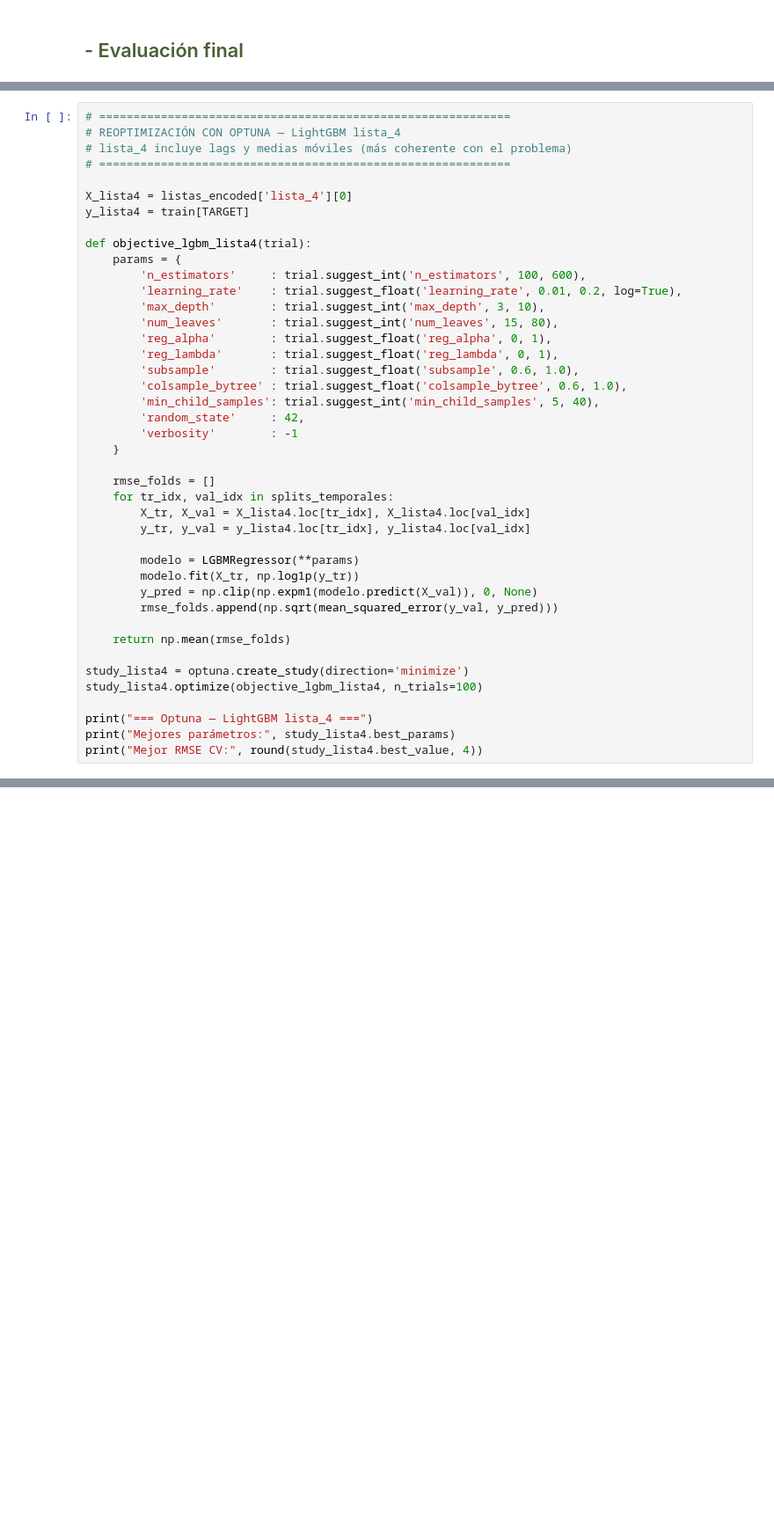
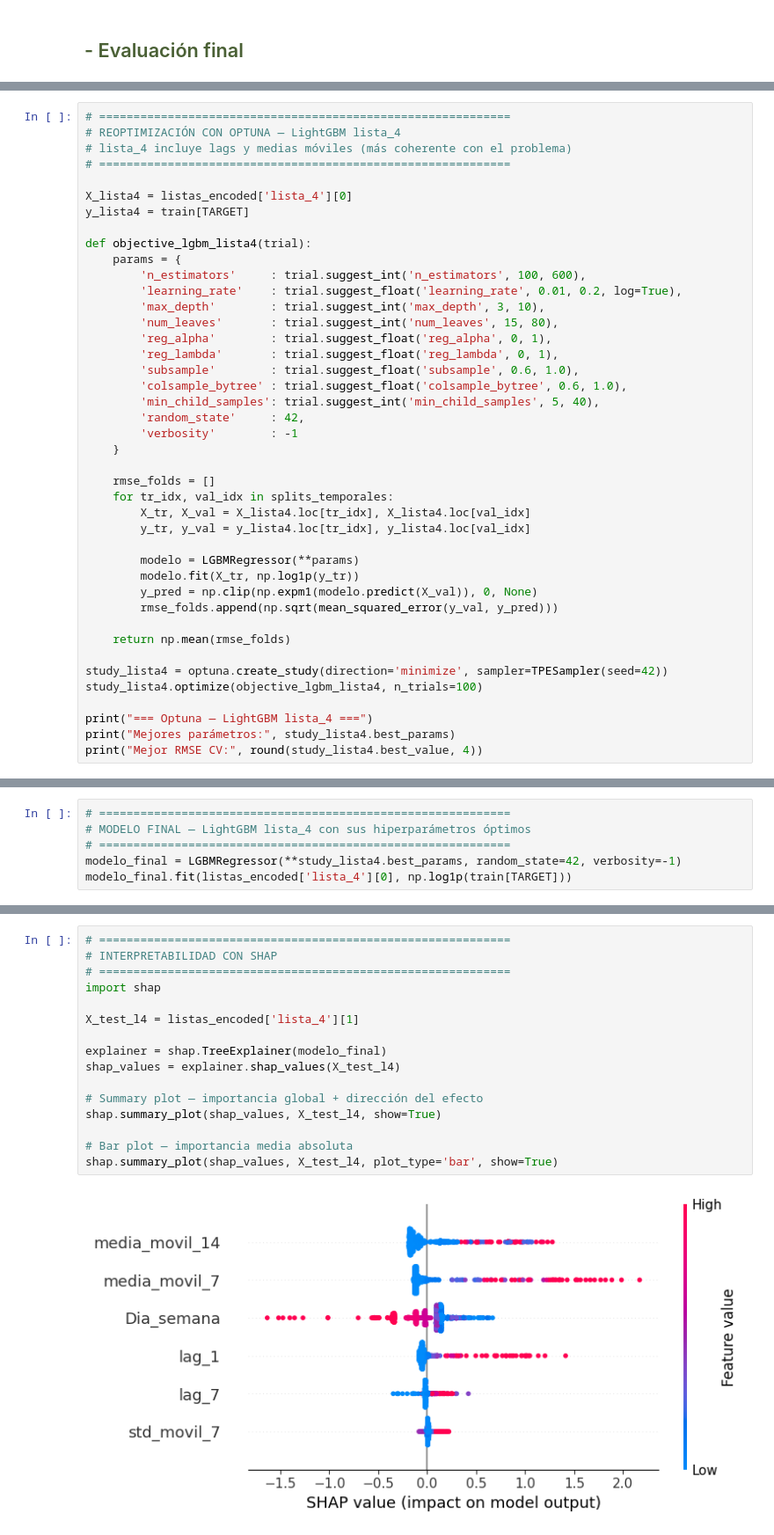
Before and after one commit to terelopdel-sketch/ML_Trazos_y_hojas, a Jupyter notebook: src/notebooks/Modeling.ipynb, the cells around one changed output, grey strips where cells are left out. Shown at 88% size. Saved outputs shown, nothing was run; the diff lists cells and outputs as text; blank space fills up the shorter version.

Commit message:
Interpretabilidad_Avanzada_con_Shape

```diff
--- a/src/notebooks/Modeling.ipynb
+++ b/src/notebooks/Modeling.ipynb
@@ -2296,7 +2298,7 @@ def objective_lgbm_lista4(trial):
 
     return np.mean(rmse_folds)
 
-study_lista4 = optuna.create_study(direction='minimize')
+study_lista4 = optuna.create_study(direction='minimize', sampler=TPESampler(seed=42))
 study_lista4.optimize(objective_lgbm_lista4, n_trials=100)
 
 print("=== Optuna — LightGBM lista_4 ===")
@@ -2420,0 +2463,6 @@ modelos de predicción fiables y con potencial aplicación en un entorno empresa
+# %%
+# ============================================================
+# MODELO FINAL — LightGBM lista_4 con sus hiperparámetros óptimos
+# ============================================================
+modelo_final = LGBMRegressor(**study_lista4.best_params, random_state=42, verbosity=-1)
+modelo_final.fit(listas_encoded['lista_4'][0], np.log1p(train[TARGET]))
@@ -2420,0 +2476,18 @@ modelos de predicción fiables y con potencial aplicación en un entorno empresa
+# %%
+# ============================================================
+# INTERPRETABILIDAD CON SHAP
+# ============================================================
+import shap
+
+X_test_l4 = listas_encoded['lista_4'][1]
+
+explainer = shap.TreeExplainer(modelo_final)
+shap_values = explainer.shap_values(X_test_l4)
+
+# Summary plot — importancia global + dirección del efecto
+shap.summary_plot(shap_values, X_test_l4, show=True)
+
+# Bar plot — importancia media absoluta
+shap.summary_plot(shap_values, X_test_l4, plot_type='bar', show=True)
+# %% [output]
+[figure, added]
```
Also changed, not shown: parts of 24 cells of this notebook, 3 other files.
